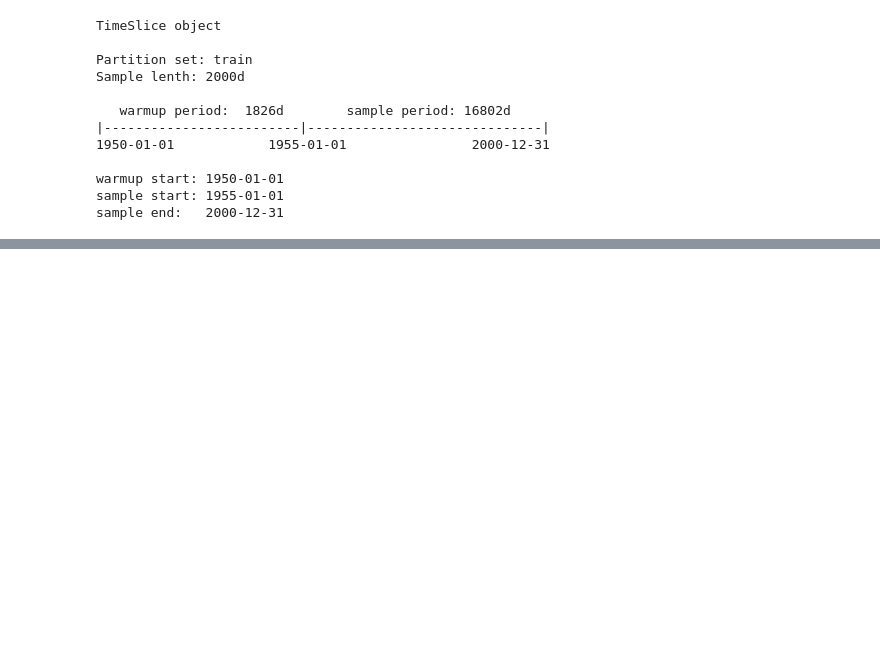
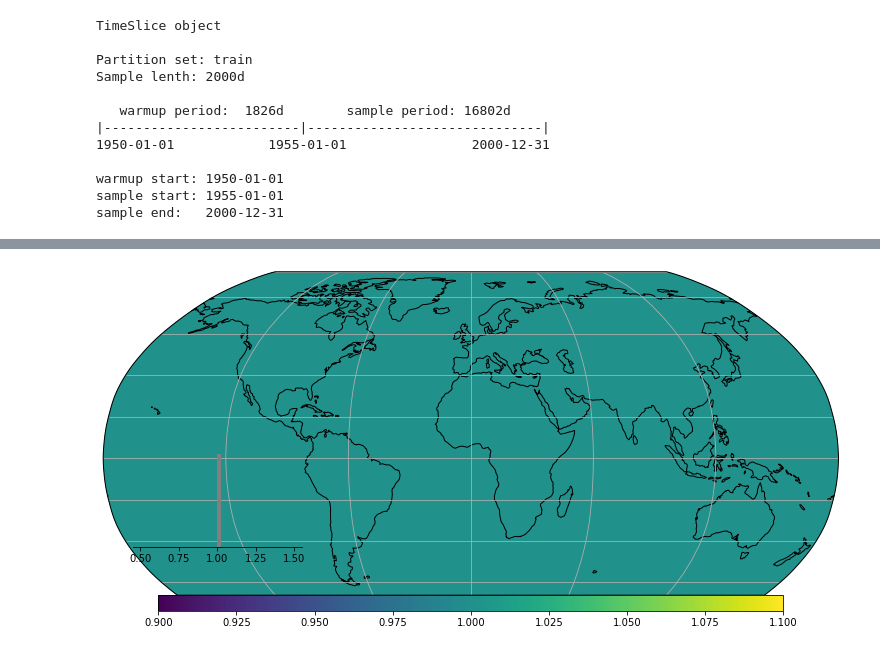
Before and after one commit to bask0/dl4es_ch18, a Jupyter notebook: src/notebooks/dataprep.ipynb, the cells around one changed output, grey strips where cells are left out. Drawn from its saved outputs; the diff is of its cells as text; code cells hidden in the pictures; blank space fills up the shorter version.

```diff
--- a/src/notebooks/dataprep.ipynb
+++ b/src/notebooks/dataprep.ipynb
@@ -1215,0 +1211,5 @@ sample end:   2000-12-31
+# %%
+m = s_xr['soil_properties'].notnull()
+plot_map(s_xr.mask == m)
+# %% [output]
+[figure, added]
```
Also changed, not shown: parts of 32 cells of this notebook, 6 other files.
